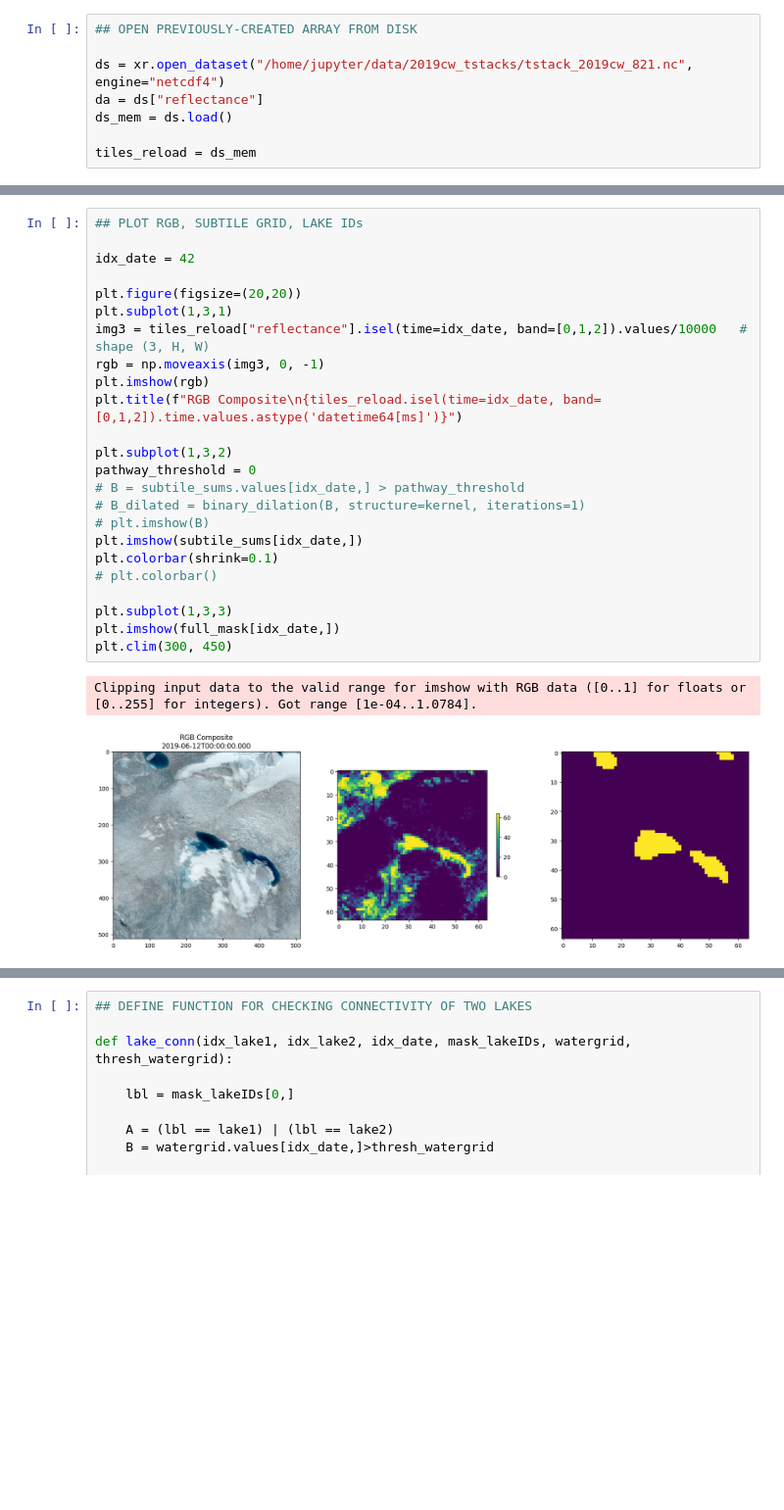
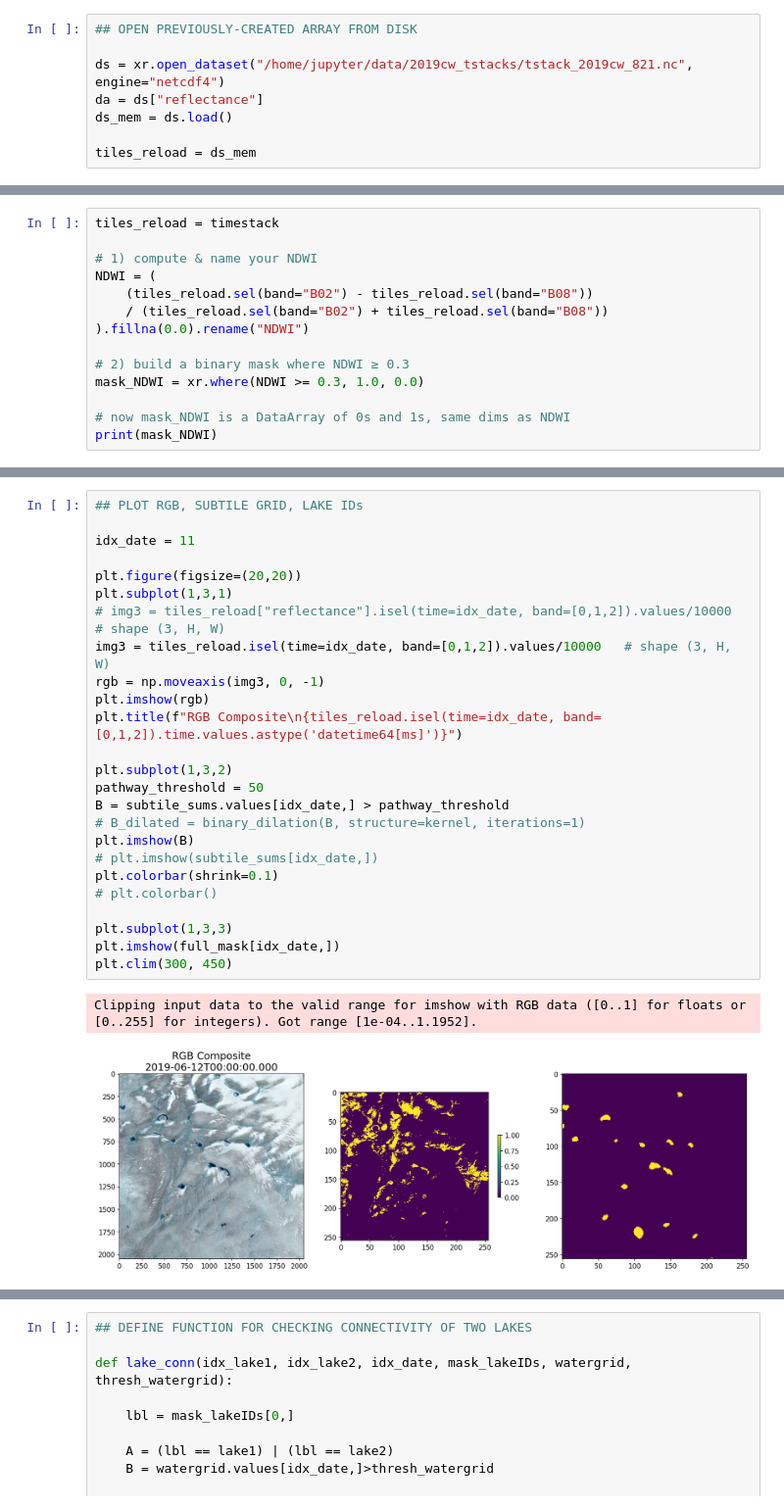
Before and after one commit to YaoGroup/lake-vision, a Jupyter notebook: sandbox/notebooks/lake_connections.ipynb, the cells around one changed output, grey strips where cells are left out. Shown at 98% size. Saved outputs shown, nothing was run; the diff lists cells and outputs as text; blank space fills up the shorter version.

```diff
--- a/sandbox/notebooks/lake_connections.ipynb
+++ b/sandbox/notebooks/lake_connections.ipynb
@@ -57,0 +109,14 @@ BmR_BpR = BmR_BpR.fillna(0.0)
+# %%
+tiles_reload = timestack
+
+# 1) compute & name your NDWI
+NDWI = (
+    (tiles_reload.sel(band="B02") - tiles_reload.sel(band="B08"))
+    / (tiles_reload.sel(band="B02") + tiles_reload.sel(band="B08"))
+).fillna(0.0).rename("NDWI")
+
+# 2) build a binary mask where NDWI ≥ 0.3
+mask_NDWI = xr.where(NDWI >= 0.3, 1.0, 0.0)
+
+# now mask_NDWI is a DataArray of 0s and 1s, same dims as NDWI
+print(mask_NDWI)
@@ -146,27 +244,28 @@ lake numbers in the current scene: [821 826 827 828]
 # %%
 ## PLOT RGB, SUBTILE GRID, LAKE IDs
 
-idx_date = 42
+idx_date = 11
 
 plt.figure(figsize=(20,20))
 plt.subplot(1,3,1)
-img3 = tiles_reload["reflectance"].isel(time=idx_date, band=[0,1,2]).values/10000   # shape (3, H, W)
+# img3 = tiles_reload["reflectance"].isel(time=idx_date, band=[0,1,2]).values/10000   # shape (3, H, W)
+img3 = tiles_reload.isel(time=idx_date, band=[0,1,2]).values/10000   # shape (3, H, W)
 rgb = np.moveaxis(img3, 0, -1)
 plt.imshow(rgb)
 plt.title(f"RGB Composite\n{tiles_reload.isel(time=idx_date, band=[0,1,2]).time.values.astype('datetime64[ms]')}")
 
 plt.subplot(1,3,2)
-pathway_threshold = 0
-# B = subtile_sums.values[idx_date,] > pathway_threshold
+pathway_threshold = 50
+B = subtile_sums.values[idx_date,] > pathway_threshold
 # B_dilated = binary_dilation(B, structure=kernel, iterations=1)
-# plt.imshow(B)
-plt.imshow(subtile_sums[idx_date,])
+plt.imshow(B)
+# plt.imshow(subtile_sums[idx_date,])
 plt.colorbar(shrink=0.1)
 # plt.colorbar()
 
 plt.subplot(1,3,3)
 plt.imshow(full_mask[idx_date,])
 plt.clim(300, 450)
 # %% [output]
-Clipping input data to the valid range for imshow with RGB data ([0..1] for floats or [0..255] for integers). Got range [1e-04..1.0784].
+Clipping input data to the valid range for imshow with RGB data ([0..1] for floats or [0..255] for integers). Got range [1e-04..1.1952].
-[figure, old version]
+[figure, new version]
```
Also changed, not shown: parts of 16 cells of this notebook, 6 other files.
